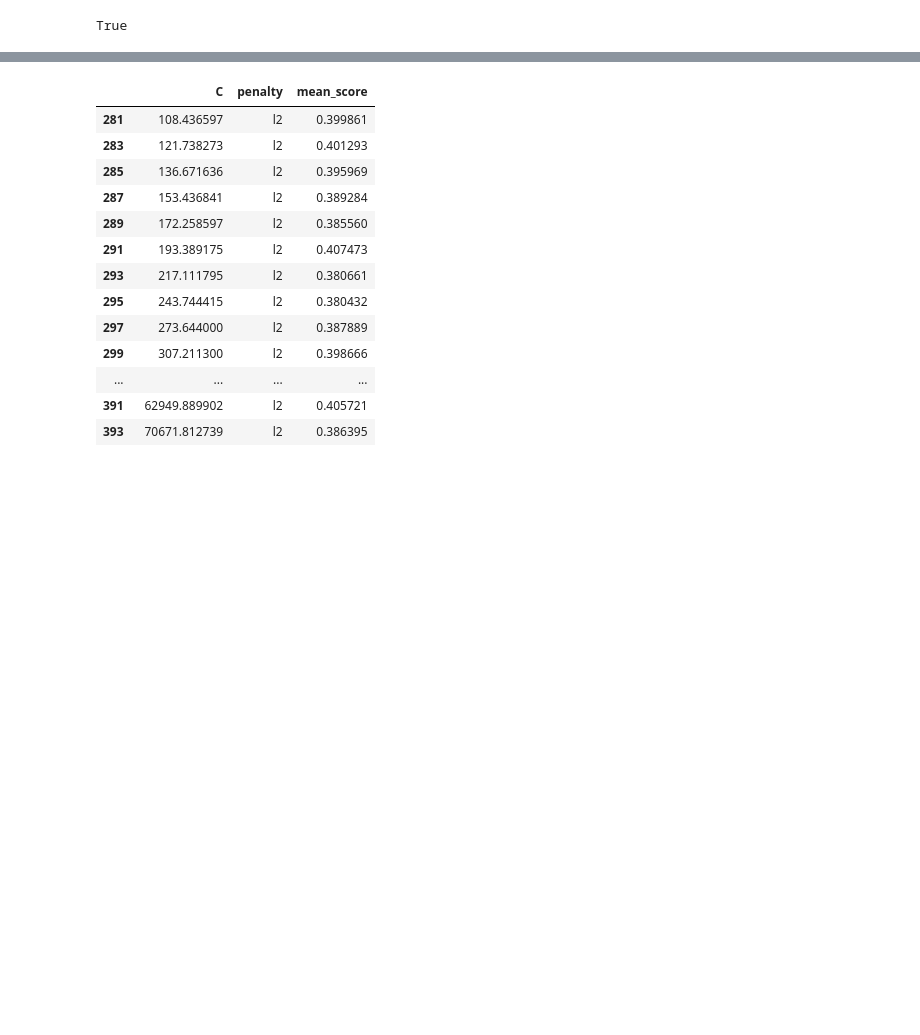
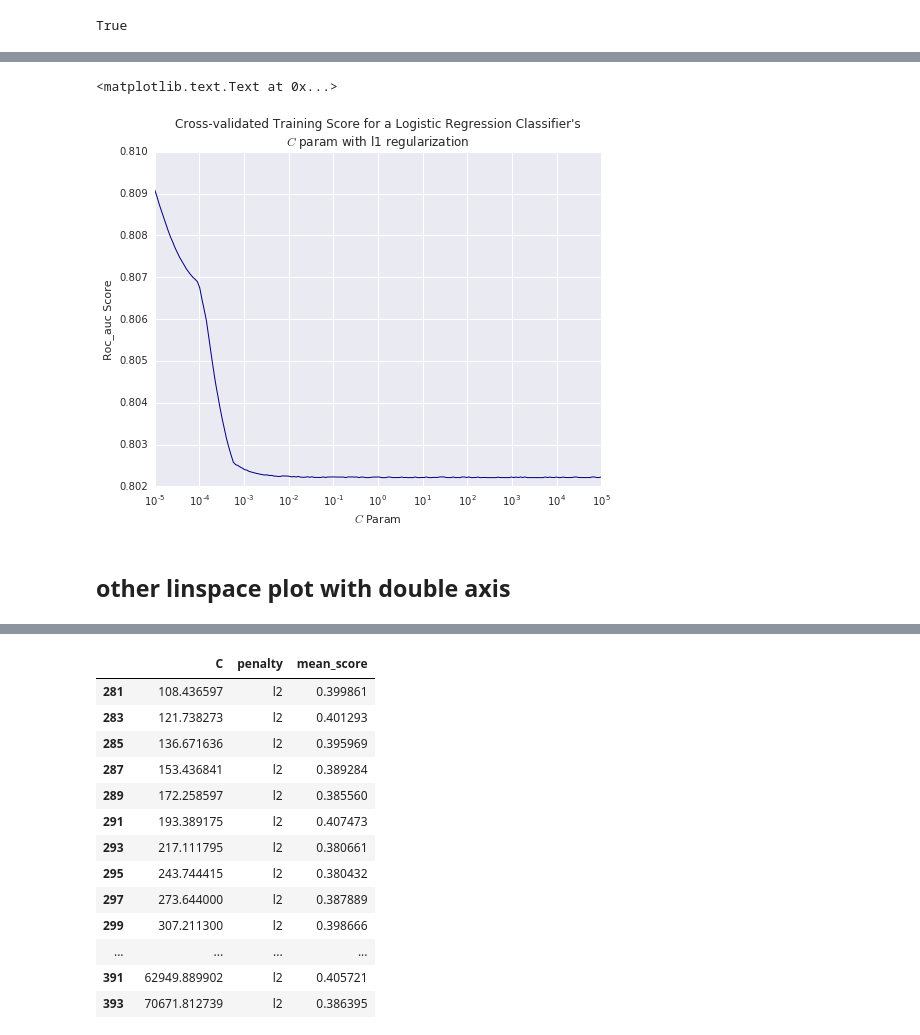
Before and after one commit to jdemonasterio/Tesis, a Jupyter notebook: mexico-scripts-ver2/mLTheory.ipynb, the cells around one changed output, grey strips where cells are left out. Saved outputs shown, nothing was run; the diff lists cells and outputs as text; code cells hidden in the pictures; blank space fills up the shorter version.

```diff
--- a/mexico-scripts-ver2/mLTheory.ipynb
+++ b/mexico-scripts-ver2/mLTheory.ipynb
@@ -2021,7 +2013,40 @@ plt.ylabel("CV {} Score".format(scoring.capitalize()))
 # %%
-view = view.sort_values(param_col)
+# view = view.sort_values(param_col)
 # x_vals = view[param_col]
 # y_vals = view[param_col]
+# %%
+ax, fig = plt.subplots(figsize=(8,6))
+# plt.title("Validation Curve with Logistic Regression Classifier")
+# plt.xlabel("Regularization $C$ Param")
+# plt.ylabel("AUC Score")
+# plt.ylim(0.0, 10.1)
+
+lw = 1
+
+plt.semilogx(
+    view[param_col],
+    view[an_col],#
+                          label="Training score",
+             color="navy", lw=lw)
+
+
+title_str = "Cross-validated Training Score \
+for a Logistic Regression Classifier\'s $C$ \
+param with {} regularization".format(
+    filter_val)
+
+plt.title("\n".join(wrap(title_str)),
+         y=1,# otherwise twiny and title will overlap
+         )
+
+
+plt.xlabel("$C$ Param".format(filter_val))
+plt.ylabel("{} Score".format(scoring.capitalize()))
+# %% [output]
+<matplotlib.text.Text at 0x...>
+[figure, added]
+# %% [markdown]
+## other linspace plot with double axis
 # %%
 fig, ax = plt.subplots(figsize=(8, 6))
 
```
Also changed, not shown: parts of 11 cells of this notebook.
